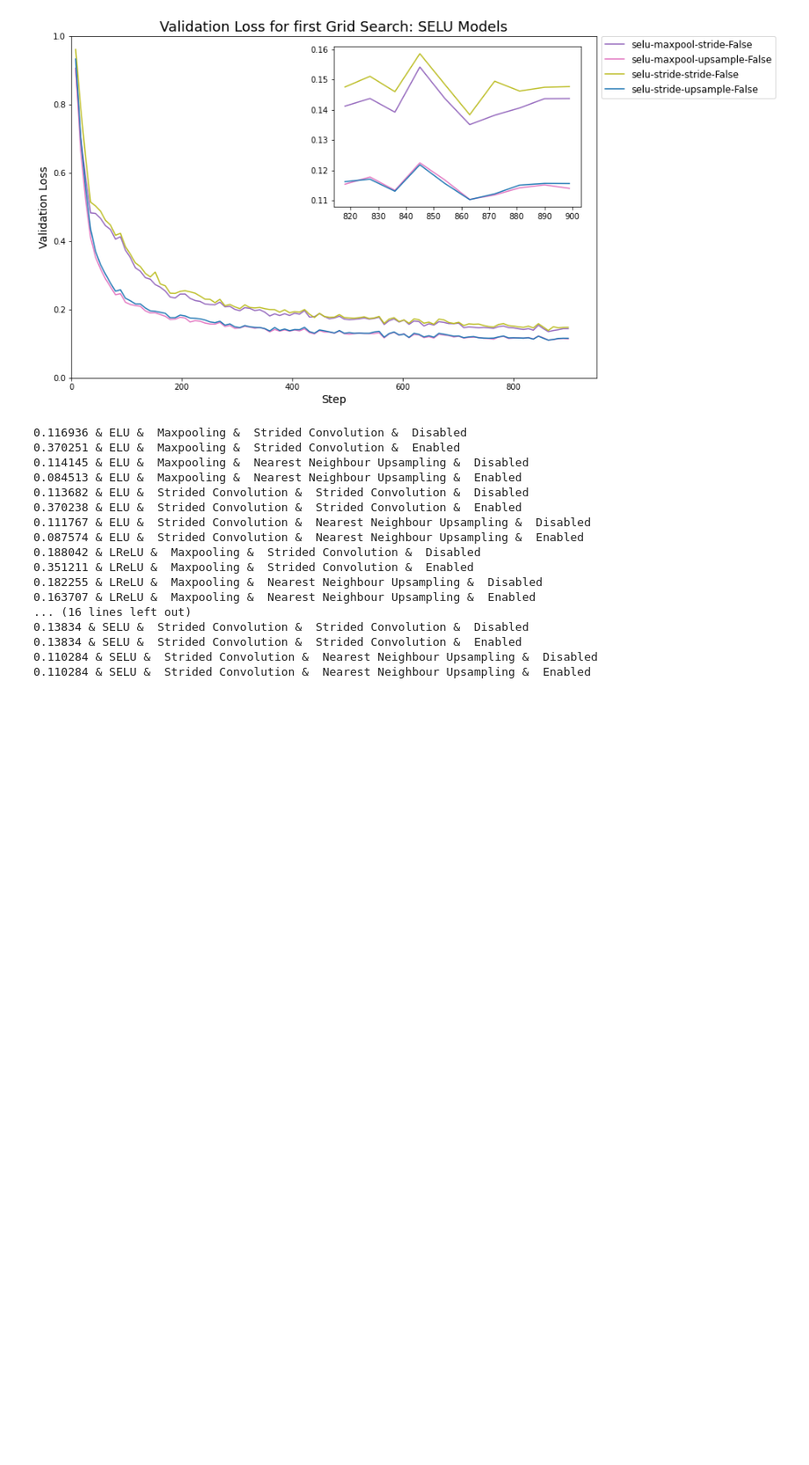
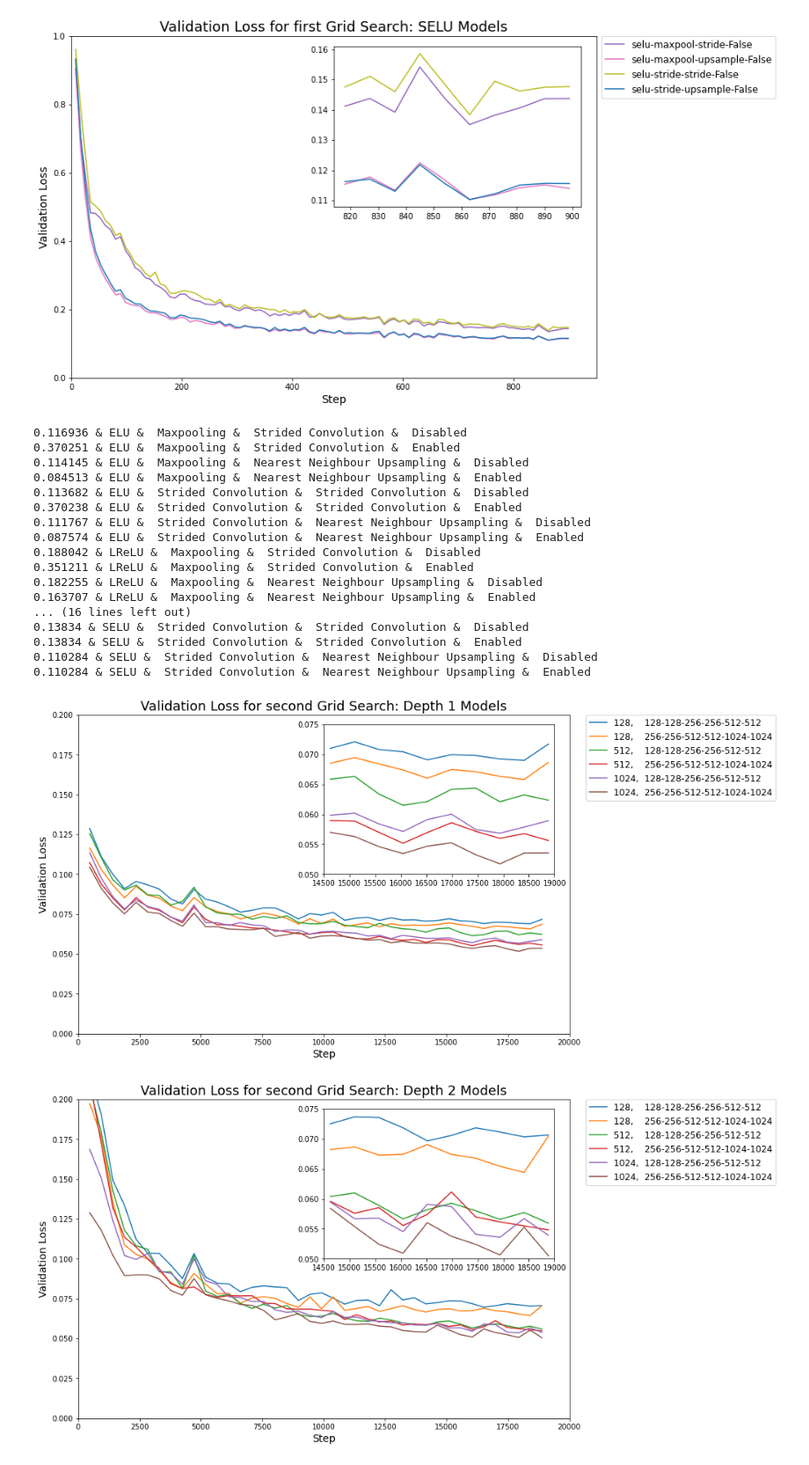
Before and after one commit to leon-marx/bachelor-lightning, a Jupyter notebook: plotting/Experiment.ipynb, the cells around one changed output. Shown at 88% size. Cells and saved outputs as stored; diff of their text form; code cells hidden in the pictures; blank space fills up the shorter version.

```diff
--- a/plotting/Experiment.ipynb
+++ b/plotting/Experiment.ipynb
@@ -91,3 +91,64 @@ for i, df in enumerate(dfs):
 0.13834 & SELU &  Strided Convolution &  Strided Convolution &  Enabled
 0.110284 & SELU &  Strided Convolution &  Nearest Neighbour Upsampling &  Disabled
 0.110284 & SELU &  Strided Convolution &  Nearest Neighbour Upsampling &  Enabled
+# %%
+dfs = []
+names = []
+for data in os.listdir("../logs/experiment/pacs_meta2"):
+    df = pd.read_csv(f"../logs/experiment/pacs_meta2/{data}", sep=",")
+    # print(df.head())
+    dfs.append(df)
+    names.append(data)
+# %%
+namess = []
+for name in names:
+    new_name = name.split("_")[3:7]
+    nn = ""
+    for n in new_name:
+        nn += n + "-"
+    namess.append(nn[:-1])
+names = namess
+# %%
+for depth in [1, 2]:
+    k=0
+    fig, ax = plt.subplots(figsize=(12, 8))
+    axins = ax.inset_axes([0.5, 0.5, 0.47, 0.47])
+    for i, df in enumerate(dfs):
+        name = names[i].split("-")
+        if int(name[1]) == depth and name[0] != "1024":
+            label = name[0] + ",  "
+            if name[0] != "1024":
+                label += "  "
+            for j in range(2,8):
+                label += name[j] + "-"
+            ax.plot(df["Step"], df["Value"], label=label[:-1], color=f"C{k}")
+            if np.array(df["Step"])[-1] > 600:
+                axins.plot(df["Step"][-10:], df["Value"][-10:], color=f"C{k}")
+                axins.set_ylim(0.05, 0.075)
+                axins.set_xlim(14500, 19000)
+            k+=1
+    for i, df in enumerate(dfs):
+        name = names[i].split("-")
+        if int(name[1]) == depth and name[0] == "1024":
+            label = name[0] + ",  "
+            if name[0] != "1024":
+                label += "  "
+            for j in range(2,8):
+                label += name[j] + "-"
+            ax.plot(df["Step"], df["Value"], label=label[:-1], color=f"C{k}")
+            if np.array(df["Step"])[-1] > 600:
+                axins.plot(df["Step"][-10:], df["Value"][-10:], color=f"C{k}")
+                axins.set_ylim(0.05, 0.075)
+                axins.set_xlim(14500, 19000)
+            k+=1
+
+    plt.title(f"Validation Loss for second Grid Search: Depth {depth} Models", size=18)
+    plt.xlabel("Step", size=14)
+    plt.ylabel("Validation Loss", size=14)
+    plt.ylim(0, 0.2)
+    plt.xlim(0, 20000)
+    plt.legend(bbox_to_anchor=(1.43,1.014), loc="upper right", fontsize=12)
+    plt.show()
+# %% [output]
+[figure, added]
+[figure, added]
```
Also changed, not shown: parts of 2 cells of this notebook, 1 other file.
